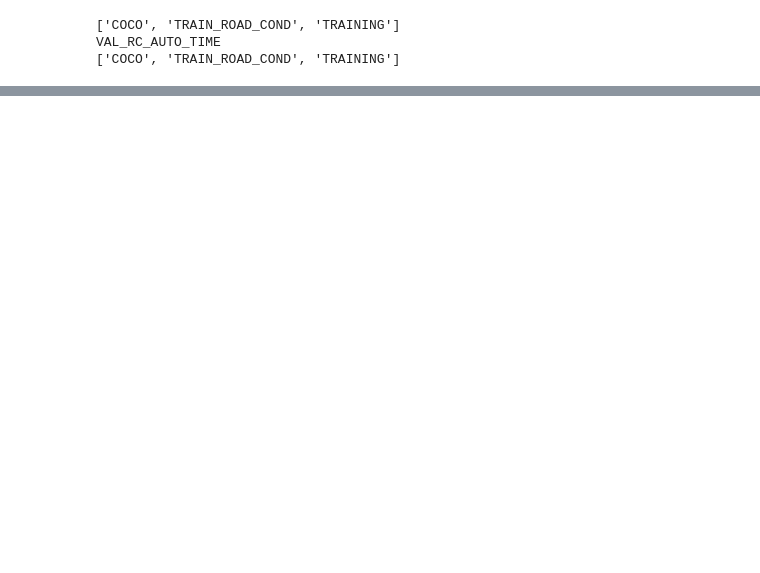
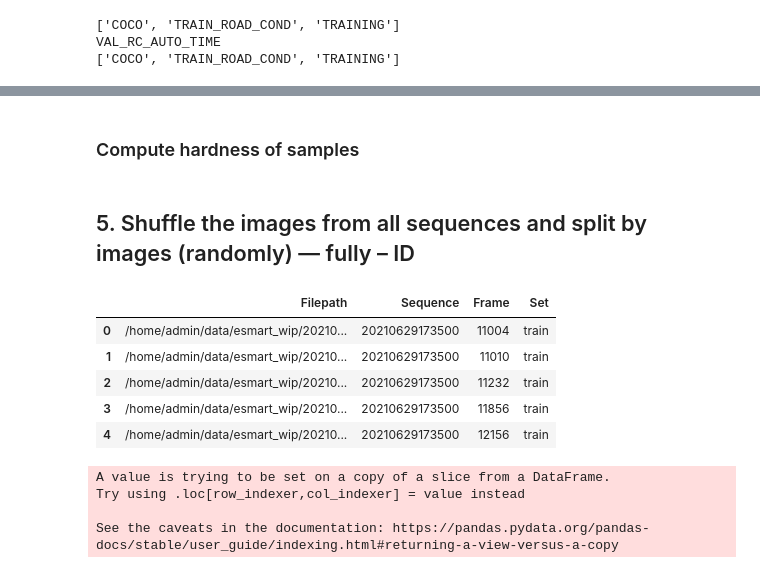
Before and after one commit to Seeeeeyo/yolov5_multitask, a Jupyter notebook: notebooks/Fiftyone - Split DataSet - Many Approaches.ipynb, the cells around one changed output, grey strips where cells are left out. Cells and saved outputs as stored; diff of their text form; code cells hidden in the pictures; blank space fills up the shorter version.

```diff
--- a/notebooks/Fiftyone - Split DataSet - Many Approaches.ipynb
+++ b/notebooks/Fiftyone - Split DataSet - Many Approaches.ipynb
@@ -273,0 +453,2 @@ VAL_RC_AUTO_TIME
+# %% [markdown]
+### Compute hardness of samples
@@ -273,0 +461,13 @@ VAL_RC_AUTO_TIME
+# %% [markdown]
+## 5. Shuffle the images from all sequences and split by images (randomly) — fully – ID
+# %%
+#sequences_df.to_csv('sequences.csv', header=None)
+random_set_df = sequences_df
+random_set_df.head()
+# %% [output]
+|  | Filepath | Sequence | Frame | Set |
+| 0 | /home/admin/data/esmart_wip/20210... | 20210629173500 | 11004 | train |
+| 1 | /home/admin/data/esmart_wip/20210... | 20210629173500 | 11010 | train |
+| 2 | /home/admin/data/esmart_wip/20210... | 20210629173500 | 11232 | train |
+| 3 | /home/admin/data/esmart_wip/20210... | 20210629173500 | 11856 | train |
+| 4 | /home/admin/data/esmart_wip/20210... | 20210629173500 | 12156 | train |
@@ -273,0 +477,8 @@ VAL_RC_AUTO_TIME
+# %%
+rand_train_set = random_set_df.loc[~random_set_df.index.isin(rand_val_set.index)]
+rand_train_set['Set'] = 'train'
+# %% [output]
+A value is trying to be set on a copy of a slice from a DataFrame.
+Try using .loc[row_indexer,col_indexer] = value instead
+
+See the caveats in the documentation: https://pandas.pydata.org/pandas-docs/stable/user_guide/indexing.html#returning-a-view-versus-a-copy
```
Also changed, not shown: parts of 37 cells of this notebook, 1 other file.
